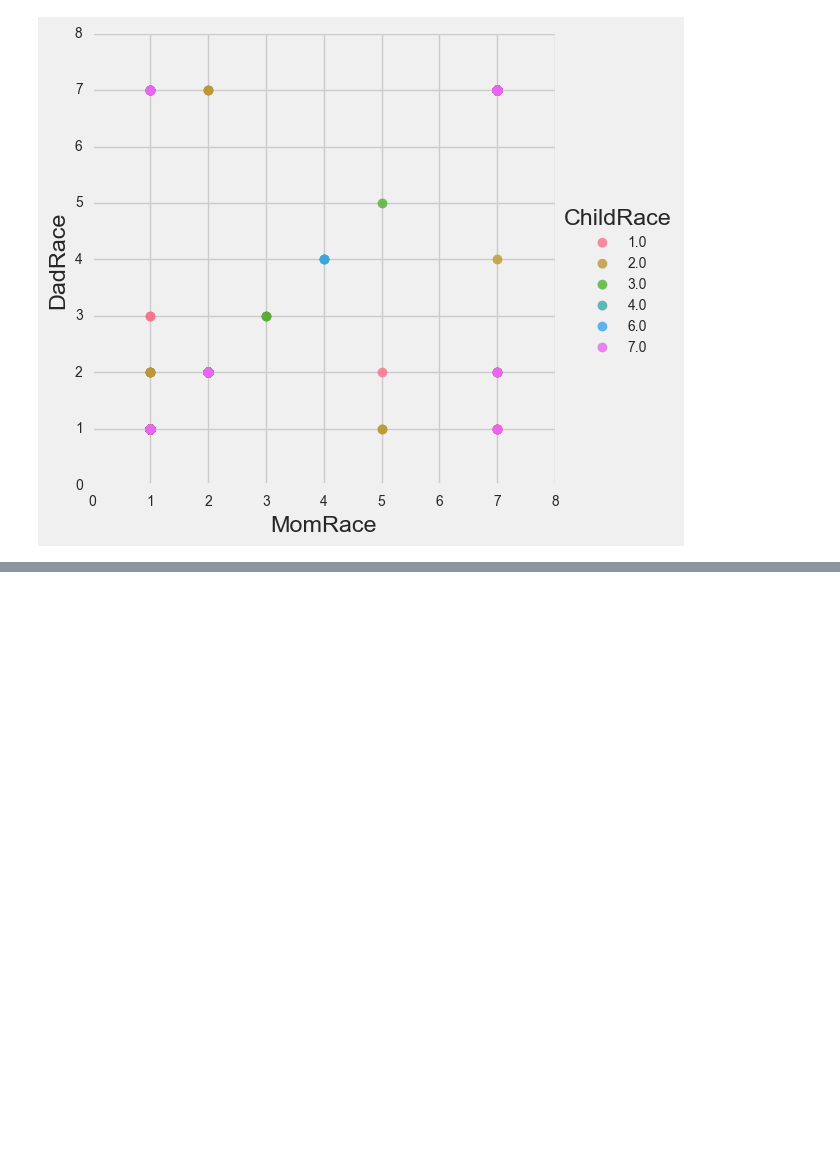
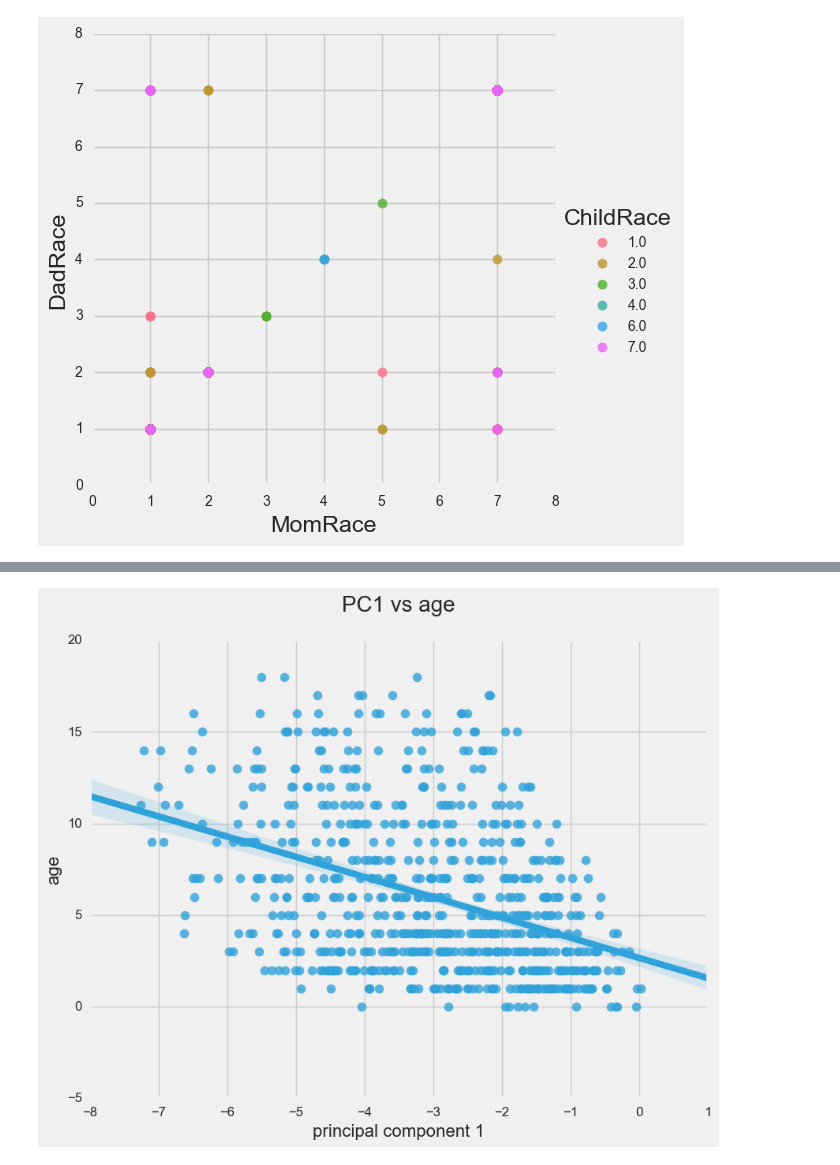
Before and after one commit to lessdaa/project2, a Jupyter notebook: Project 2/Project 2 main part/Project 2 main file.ipynb, the cells around one changed output, grey strips where cells are left out. Cells and saved outputs as stored; diff of their text form; code cells hidden in the pictures; blank space fills up the shorter version.

```diff
--- a/Project 2/Project 2 main part/Project 2 main file.ipynb
+++ b/Project 2/Project 2 main part/Project 2 main file.ipynb
@@ -1105,0 +1188,5 @@ plt.show()
+# %%
+eig_vals, eig_vecs = np.linalg.eig(corr)
+print "Eigenvalues:\n" , eig_vals
+print "\n======\n"
+print "Eigenvector Matrix:\n", eig_vecs
@@ -1105,0 +1244,5 @@ plt.show()
+# %%
+
+value_vector_pairs = [[eig_vals[i], eig_vecs[:,i]] for i in range(len(eig_vals))]
+value_vector_pairs.sort(reverse=True)
+value_vector_pairs
@@ -1105,0 +1267,6 @@ plt.show()
+# %%
+weight_3d_projection = np.hstack((value_vector_pairs[0][1].reshape(eig_vecs.shape[1],1),
+                                  value_vector_pairs[1][1].reshape(eig_vecs.shape[1],1),
+                                 value_vector_pairs[2][1].reshape(eig_vecs.shape[1],1)))
+
+print 'Weight data 2d PCA projection matrix:\n', weight_3d_projection
@@ -1105,0 +1291,3 @@ plt.show()
+# %%
+Z = dfa.dot(weight_3d_projection)
+Z.rename(columns={0: 'PC1', 1: 'PC2', 2: 'PC3'}, inplace=True)
@@ -1105,0 +1308,21 @@ plt.show()
+# %%
+fig = plt.figure(figsize=(9,7))
+ax = fig.gca()
+ax = sns.regplot(Z.PC1, dfa.AgeAtAdopt,
+                 fit_reg=True, scatter_kws={'s':70}, ax=ax)
+
+ax.set_xlabel('principal component 1', fontsize=16)
+ax.set_ylabel('age', fontsize=16)
+
+
+for tick in ax.xaxis.get_major_ticks():
+    tick.label.set_fontsize(12)
+
+for tick in ax.yaxis.get_major_ticks():
+    tick.label.set_fontsize(12)
+
+ax.set_title('PC1 vs age\n', fontsize=20)
+
+plt.show()
+# %% [output]
+[figure, added]
```
Also changed, not shown: parts of 53 cells of this notebook.
